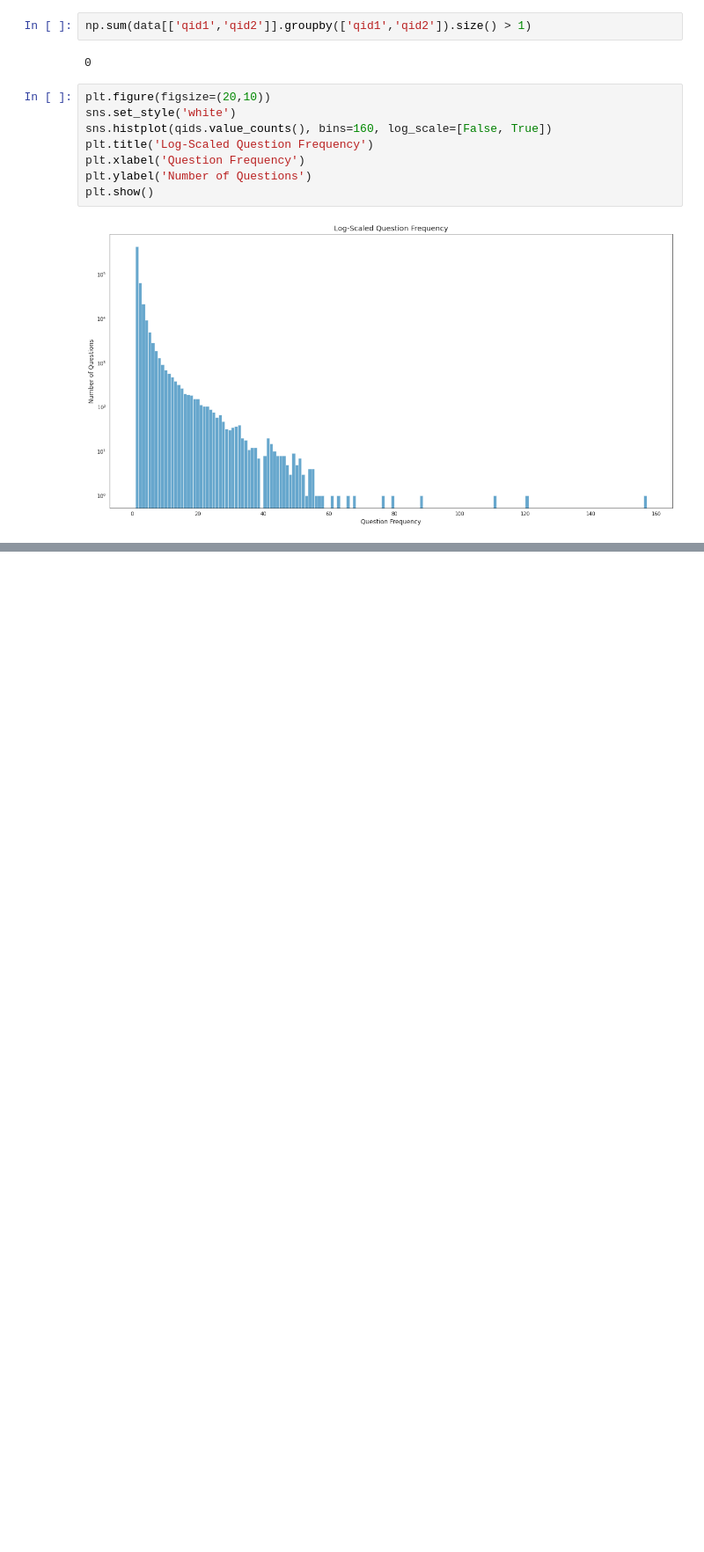
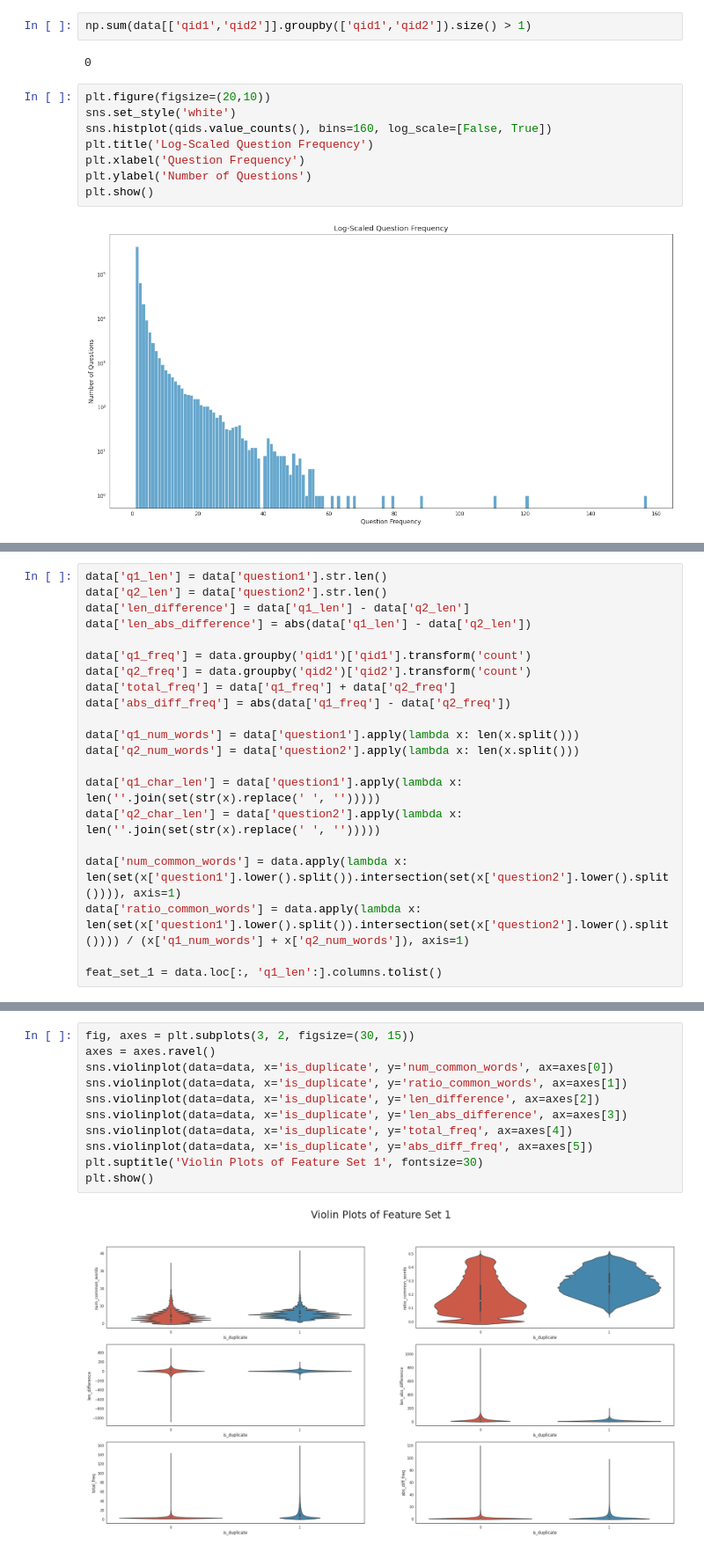
Before and after one commit to Graham-Broughton/NLP-Quora, a Jupyter notebook: 1.Quora_EDA.ipynb, the cells around one changed output, grey strips where cells are left out. Shown: that part at 88% size. Cells and saved outputs as stored; diff of their text form; blank space fills up the shorter version.

```diff
--- a/1.Quora_EDA.ipynb
+++ b/1.Quora_EDA.ipynb
@@ -126,0 +161,21 @@ plt.show()
+# %%
+data['q1_len'] = data['question1'].str.len()
+data['q2_len'] = data['question2'].str.len()
+data['len_difference'] = data['q1_len'] - data['q2_len']
+data['len_abs_difference'] = abs(data['q1_len'] - data['q2_len'])
+
+data['q1_freq'] = data.groupby('qid1')['qid1'].transform('count')
+data['q2_freq'] = data.groupby('qid2')['qid2'].transform('count')
+data['total_freq'] = data['q1_freq'] + data['q2_freq']
+data['abs_diff_freq'] = abs(data['q1_freq'] - data['q2_freq'])
+
+data['q1_num_words'] = data['question1'].apply(lambda x: len(x.split()))
+data['q2_num_words'] = data['question2'].apply(lambda x: len(x.split()))
+
+data['q1_char_len'] = data['question1'].apply(lambda x: len(''.join(set(str(x).replace(' ', '')))))
+data['q2_char_len'] = data['question2'].apply(lambda x: len(''.join(set(str(x).replace(' ', '')))))
+
+data['num_common_words'] = data.apply(lambda x: len(set(x['question1'].lower().split()).intersection(set(x['question2'].lower().split()))), axis=1)
+data['ratio_common_words'] = data.apply(lambda x: len(set(x['question1'].lower().split()).intersection(set(x['question2'].lower().split()))) / (x['q1_num_words'] + x['q2_num_words']), axis=1)
+
+feat_set_1 = data.loc[:, 'q1_len':].columns.tolist()
@@ -126,0 +202,13 @@ plt.show()
+# %%
+fig, axes = plt.subplots(3, 2, figsize=(30, 15))
+axes = axes.ravel()
+sns.violinplot(data=data, x='is_duplicate', y='num_common_words', ax=axes[0])
+sns.violinplot(data=data, x='is_duplicate', y='ratio_common_words', ax=axes[1])
+sns.violinplot(data=data, x='is_duplicate', y='len_difference', ax=axes[2])
+sns.violinplot(data=data, x='is_duplicate', y='len_abs_difference', ax=axes[3])
+sns.violinplot(data=data, x='is_duplicate', y='total_freq', ax=axes[4])
+sns.violinplot(data=data, x='is_duplicate', y='abs_diff_freq', ax=axes[5])
+plt.suptitle('Violin Plots of Feature Set 1', fontsize=30)
+plt.show()
+# %% [output]
+[figure, added]
```
Also changed, not shown: parts of 11 cells of this notebook, 1 other file.
